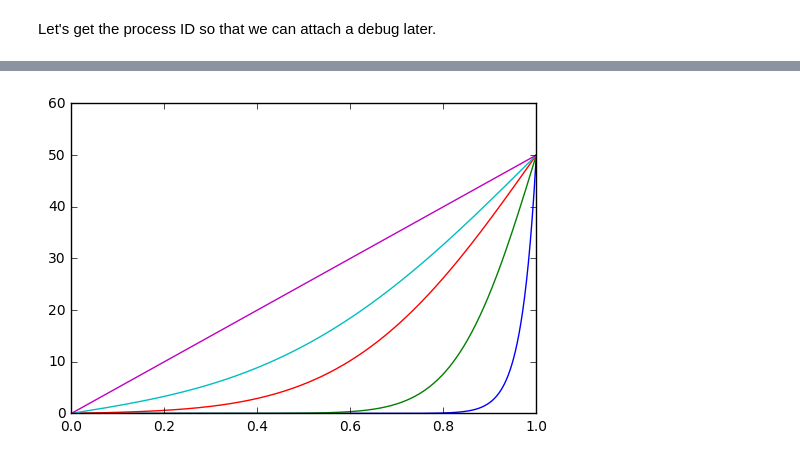
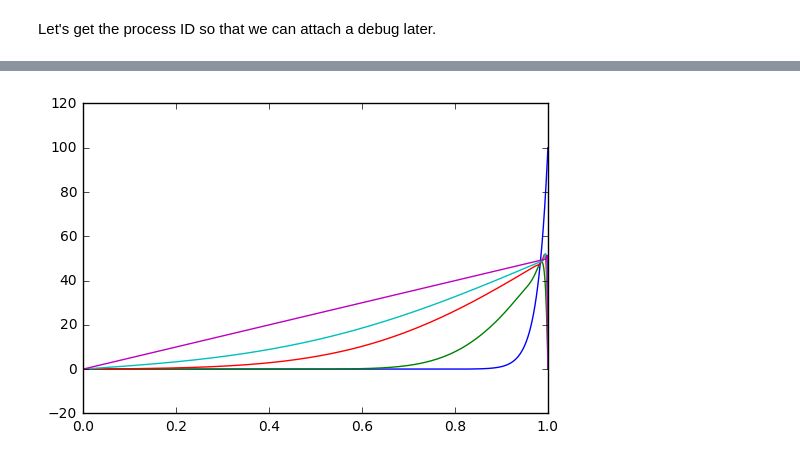
Before and after one commit to arthursoprana/petsc4py-examples, a Jupyter notebook: TransientHeatTransfer1D/Transient Heat Transfer 1D using petsc4py.ipynb, the cells around one changed output, grey strips where cells are left out. Saved outputs shown, nothing was run; the diff lists cells and outputs as text; code cells hidden in the pictures.

```diff
--- a/TransientHeatTransfer1D/Transient Heat Transfer 1D using petsc4py.ipynb
+++ b/TransientHeatTransfer1D/Transient Heat Transfer 1D using petsc4py.ipynb
@@ -122,50 +122,69 @@ def transient_heat_transfer_1D(
     wall_length,
     final_time,
     initial_time_step
     ):
     ts = PETSc.TS().create()
 
     da = PETSc.DMDA().create([nx],dof=1, stencil_width=1, stencil_type='star')
     ts.setDM(da)
 
     F = da.createGlobalVec()
     ts.setIFunction(HeatTransfer1D.formFunction, F,
                      args=(temperature_left, temperature_right, conductivity, source_term, wall_length))
 
     x = da.createGlobalVec()
     HeatTransfer1D.formInitGuess(x, da, temperature_left, temperature_right, conductivity, source_term, wall_length)
 
     ts.setDuration(max_time=final_time, max_steps=None)
     ts.setExactFinalTime(ts.ExactFinalTimeOption.STEPOVER)
 
     ts.setInitialTimeStep(initial_time=0.0, initial_time_step=initial_time_step)
 
+    ts.setProblemType(ts.ProblemType.NONLINEAR)
+
     #ts.setType(ts.Type.CRANK_NICOLSON)
+    #ts.setType(ts.Type.THETA)
+    #ts.setTheta(theta=0.9999)
+    #ts.setType(ts.Type.EIMEX) # http://www.mcs.anl.gov/petsc/petsc-current/docs/manualpages/TS/TSEIMEX.html
+    #ts.setType(ts.Type.BDF      )
+
     ts.setFromOptions()
 
     ts.solve(x)
     #print(final_time, x[...])
 
     #ftime = ts.getSolveTime()
     #print(ts.getConvergedReason())
     return x
+
+options = PETSc.Options()
+options.clear()
+
+#ts_type = "beuler"
+#ts_type = "pseudo" # http://www.mcs.anl.gov/petsc/petsc-current/docs/manualpages/TS/TSPSEUDO.html
+#ts_type = "cn"
+#ts_type = "bdf"
+
+options.setValue('-ts_type', ts_type)
+options.setValue('-ts_bdf_order', 2) # https://en.wikipedia.org/wiki/Backward_differentiation_formula
+
+
+sols = []
+for final_time in time_intervals:
+    sol = transient_heat_transfer_1D(
+        nx, temperature_left,
+        temperature_right,
+        conductivity,
+        source_term,
+        wall_length,
+        final_time,
+        dt
+        )
+    sols.append(sol[...])
+
+x = np.linspace(0, wall_length, nx)
+for sol in sols:
+    plt.plot(x, sol)
+plt.show()
+# %% [output]
+[figure, added]
-# %%
-sols = []
-for final_time in time_intervals:
-    sol = transient_heat_transfer_1D(
-        nx, temperature_left,
-        temperature_right,
-        conductivity,
-        source_term,
-        wall_length,
-        final_time,
-        dt
-        )
-    sols.append(sol[...])
-
-x = np.linspace(0, wall_length, nx)
-for sol in sols:
-    plt.plot(x, sol)
-plt.show()
-# %% [output]
-[figure, removed]
```
Also changed, not shown: parts of 1 cell of this notebook, 1 other file.
